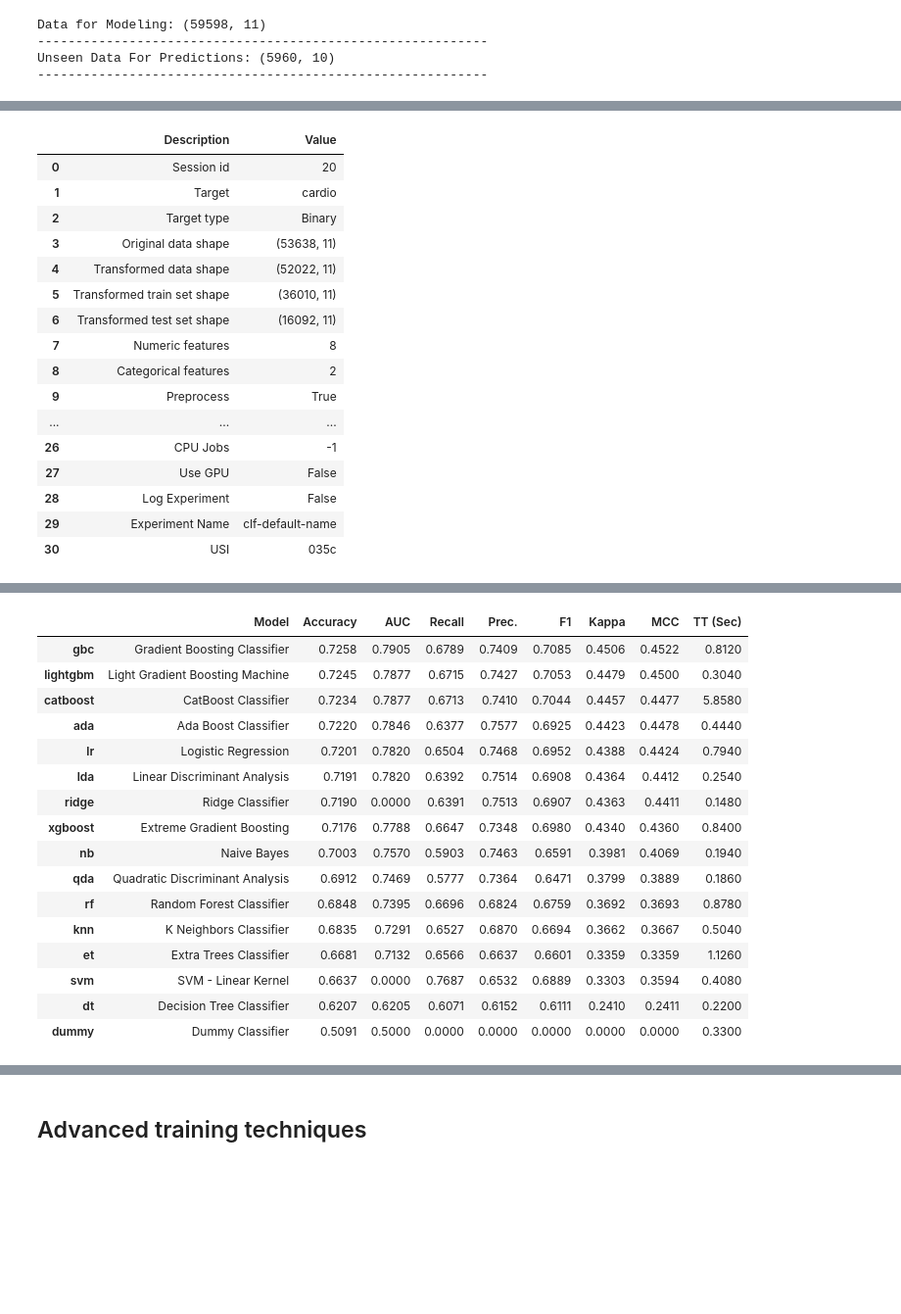
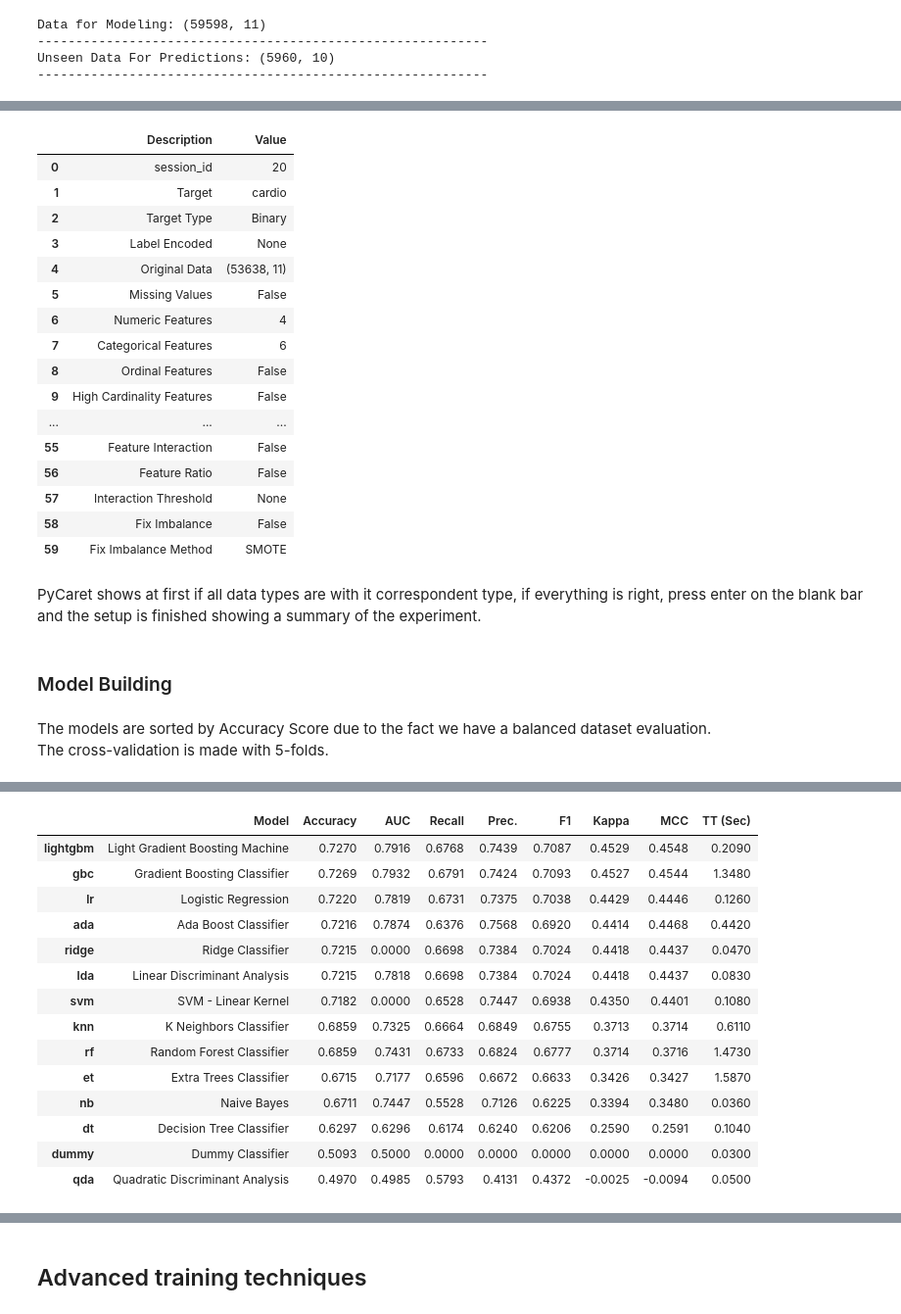
Before and after one commit to seyirex/cardiovascular-disease-prediction-system, a Jupyter notebook: Notebook/Modeling.ipynb, the cells around one changed output, grey strips where cells are left out. Shown: that part at 98% size. Cells and saved outputs as stored; diff of their text form; code cells hidden in the pictures; blank space fills up the shorter version.

```diff
--- a/Notebook/Modeling.ipynb
+++ b/Notebook/Modeling.ipynb
@@ -134,32 +143,39 @@ Unseen Data For Predictions: (5960, 10)
 exp01 = setup(data=dataset,
               target="cardio",
               session_id=20,
-              feature_selection=True,
-              remove_outliers=True,
-              remove_multicollinearity=True,
+              transformation=True,
+              normalize=True,
+              silent=True
                 )
 # %% [output]
 |  | Description | Value |
-| 0 | Session id | 20 |
+| 0 | session_id | 20 |
 | 1 | Target | cardio |
-| 2 | Target type | Binary |
-| 3 | Original data shape | (53638, 11) |
-| 4 | Transformed data shape | (52022, 11) |
-| 5 | Transformed train set shape | (36010, 11) |
-| 6 | Transformed test set shape | (16092, 11) |
-| 7 | Numeric features | 8 |
-| 8 | Categorical features | 2 |
-| 9 | Preprocess | True |
+| 2 | Target Type | Binary |
+| 3 | Label Encoded | None |
+| 4 | Original Data | (53638, 11) |
+| 5 | Missing Values | False |
+| 6 | Numeric Features | 4 |
+| 7 | Categorical Features | 6 |
+| 8 | Ordinal Features | False |
+| 9 | High Cardinality Features | False |
 | ... | ... | ... |
-| 26 | CPU Jobs | -1 |
-| 27 | Use GPU | False |
-| 28 | Log Experiment | False |
-| 29 | Experiment Name | clf-default-name |
-| 30 | USI | 035c |
+| 55 | Feature Interaction | False |
+| 56 | Feature Ratio | False |
+| 57 | Interaction Threshold | None |
+| 58 | Fix Imbalance | False |
+| 59 | Fix Imbalance Method | SMOTE |
+# %% [markdown]
+PyCaret shows at first if all data types are with it correspondent type, if everything is right, press enter on the blank bar and the setup is finished showing a summary of the experiment.
+# %% [markdown]
+### Model Building
+# %% [markdown]
+The models are sorted by Accuracy Score due to the fact we have a balanced dataset  evaluation.<br>
+The cross-validation is made with 5-folds.
 # %%
-top_model = compare_models(fold=5,
+top_model = compare_models(fold=10,
                             sort="Accuracy",
                             n_select=1,
-                            turbo=True
+                            turbo=True,
                             )
 # %% [output]
@@ -167,17 +182,15 @@ top_model = compare_models(fold=5,
 |  | Model | Accuracy | AUC | Recall | Prec. | F1 | Kappa | MCC | TT (Sec) |
-| gbc | Gradient Boosting Classifier | 0.7258 | 0.7905 | 0.6789 | 0.7409 | 0.7085 | 0.4506 | 0.4522 | 0.8120 |
-| lightgbm | Light Gradient Boosting Machine | 0.7245 | 0.7877 | 0.6715 | 0.7427 | 0.7053 | 0.4479 | 0.4500 | 0.3040 |
-| catboost | CatBoost Classifier | 0.7234 | 0.7877 | 0.6713 | 0.7410 | 0.7044 | 0.4457 | 0.4477 | 5.8580 |
-| ada | Ada Boost Classifier | 0.7220 | 0.7846 | 0.6377 | 0.7577 | 0.6925 | 0.4423 | 0.4478 | 0.4440 |
-| lr | Logistic Regression | 0.7201 | 0.7820 | 0.6504 | 0.7468 | 0.6952 | 0.4388 | 0.4424 | 0.7940 |
-| lda | Linear Discriminant Analysis | 0.7191 | 0.7820 | 0.6392 | 0.7514 | 0.6908 | 0.4364 | 0.4412 | 0.2540 |
-| ridge | Ridge Classifier | 0.7190 | 0.0000 | 0.6391 | 0.7513 | 0.6907 | 0.4363 | 0.4411 | 0.1480 |
-| xgboost | Extreme Gradient Boosting | 0.7176 | 0.7788 | 0.6647 | 0.7348 | 0.6980 | 0.4340 | 0.4360 | 0.8400 |
-| nb | Naive Bayes | 0.7003 | 0.7570 | 0.5903 | 0.7463 | 0.6591 | 0.3981 | 0.4069 | 0.1940 |
-| qda | Quadratic Discriminant Analysis | 0.6912 | 0.7469 | 0.5777 | 0.7364 | 0.6471 | 0.3799 | 0.3889 | 0.1860 |
-| rf | Random Forest Classifier | 0.6848 | 0.7395 | 0.6696 | 0.6824 | 0.6759 | 0.3692 | 0.3693 | 0.8780 |
-| knn | K Neighbors Classifier | 0.6835 | 0.7291 | 0.6527 | 0.6870 | 0.6694 | 0.3662 | 0.3667 | 0.5040 |
-| et | Extra Trees Classifier | 0.6681 | 0.7132 | 0.6566 | 0.6637 | 0.6601 | 0.3359 | 0.3359 | 1.1260 |
-| svm | SVM - Linear Kernel | 0.6637 | 0.0000 | 0.7687 | 0.6532 | 0.6889 | 0.3303 | 0.3594 | 0.4080 |
-| dt | Decision Tree Classifier | 0.6207 | 0.6205 | 0.6071 | 0.6152 | 0.6111 | 0.2410 | 0.2411 | 0.2200 |
-| dummy | Dummy Classifier | 0.5091 | 0.5000 | 0.0000 | 0.0000 | 0.0000 | 0.0000 | 0.0000 | 0.3300 |
+| lightgbm | Light Gradient Boosting Machine | 0.7270 | 0.7916 | 0.6768 | 0.7439 | 0.7087 | 0.4529 | 0.4548 | 0.2090 |
+| gbc | Gradient Boosting Classifier | 0.7269 | 0.7932 | 0.6791 | 0.7424 | 0.7093 | 0.4527 | 0.4544 | 1.3480 |
+| lr | Logistic Regression | 0.7220 | 0.7819 | 0.6731 | 0.7375 | 0.7038 | 0.4429 | 0.4446 | 0.1260 |
+| ada | Ada Boost Classifier | 0.7216 | 0.7874 | 0.6376 | 0.7568 | 0.6920 | 0.4414 | 0.4468 | 0.4420 |
+| ridge | Ridge Classifier | 0.7215 | 0.0000 | 0.6698 | 0.7384 | 0.7024 | 0.4418 | 0.4437 | 0.0470 |
+| lda | Linear Discriminant Analysis | 0.7215 | 0.7818 | 0.6698 | 0.7384 | 0.7024 | 0.4418 | 0.4437 | 0.0830 |
+| svm | SVM - Linear Kernel | 0.7182 | 0.0000 | 0.6528 | 0.7447 | 0.6938 | 0.4350 | 0.4401 | 0.1080 |
+| knn | K Neighbors Classifier | 0.6859 | 0.7325 | 0.6664 | 0.6849 | 0.6755 | 0.3713 | 0.3714 | 0.6110 |
+| rf | Random Forest Classifier | 0.6859 | 0.7431 | 0.6733 | 0.6824 | 0.6777 | 0.3714 | 0.3716 | 1.4730 |
+| et | Extra Trees Classifier | 0.6715 | 0.7177 | 0.6596 | 0.6672 | 0.6633 | 0.3426 | 0.3427 | 1.5870 |
+| nb | Naive Bayes | 0.6711 | 0.7447 | 0.5528 | 0.7126 | 0.6225 | 0.3394 | 0.3480 | 0.0360 |
+| dt | Decision Tree Classifier | 0.6297 | 0.6296 | 0.6174 | 0.6240 | 0.6206 | 0.2590 | 0.2591 | 0.1040 |
+| dummy | Dummy Classifier | 0.5093 | 0.5000 | 0.0000 | 0.0000 | 0.0000 | 0.0000 | 0.0000 | 0.0300 |
+| qda | Quadratic Discriminant Analysis | 0.4970 | 0.4985 | 0.5793 | 0.4131 | 0.4372 | -0.0025 | -0.0094 | 0.0500 |
```
Also changed, not shown: parts of 21 cells of this notebook, 1 other file.
